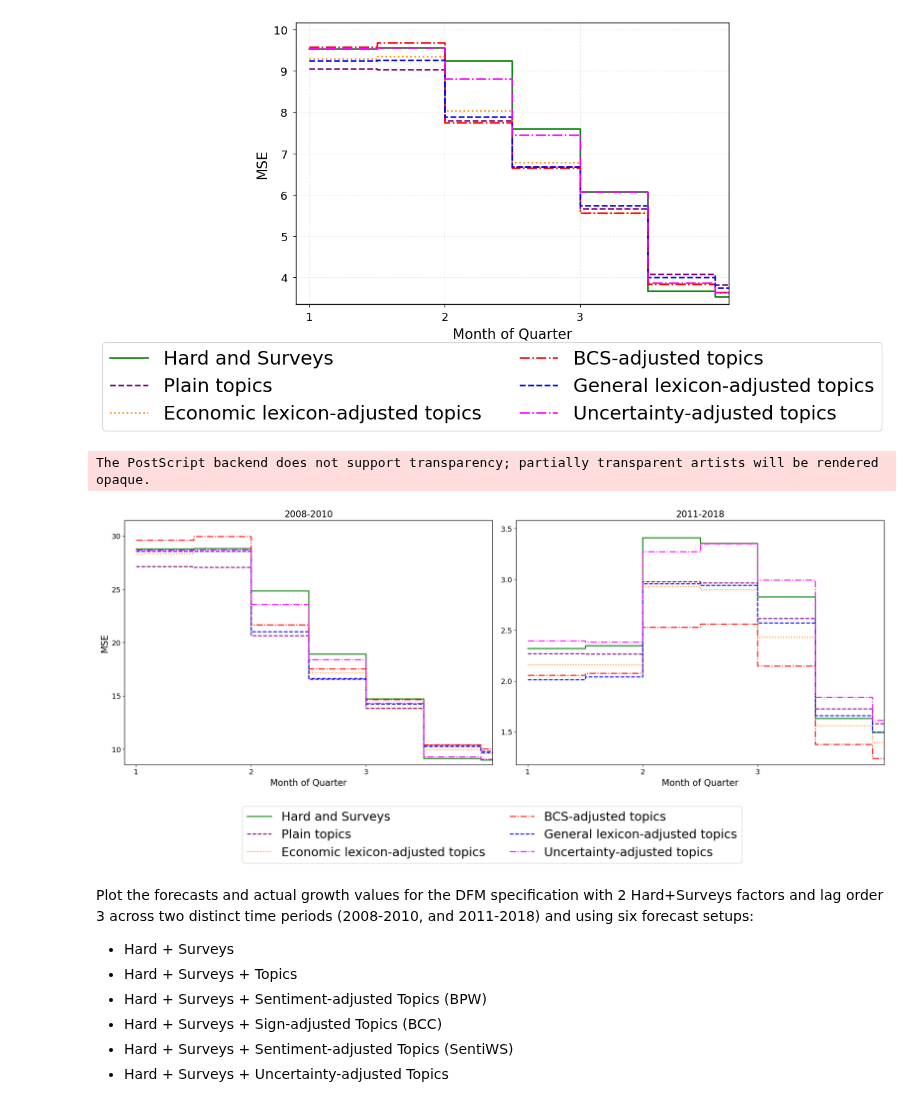
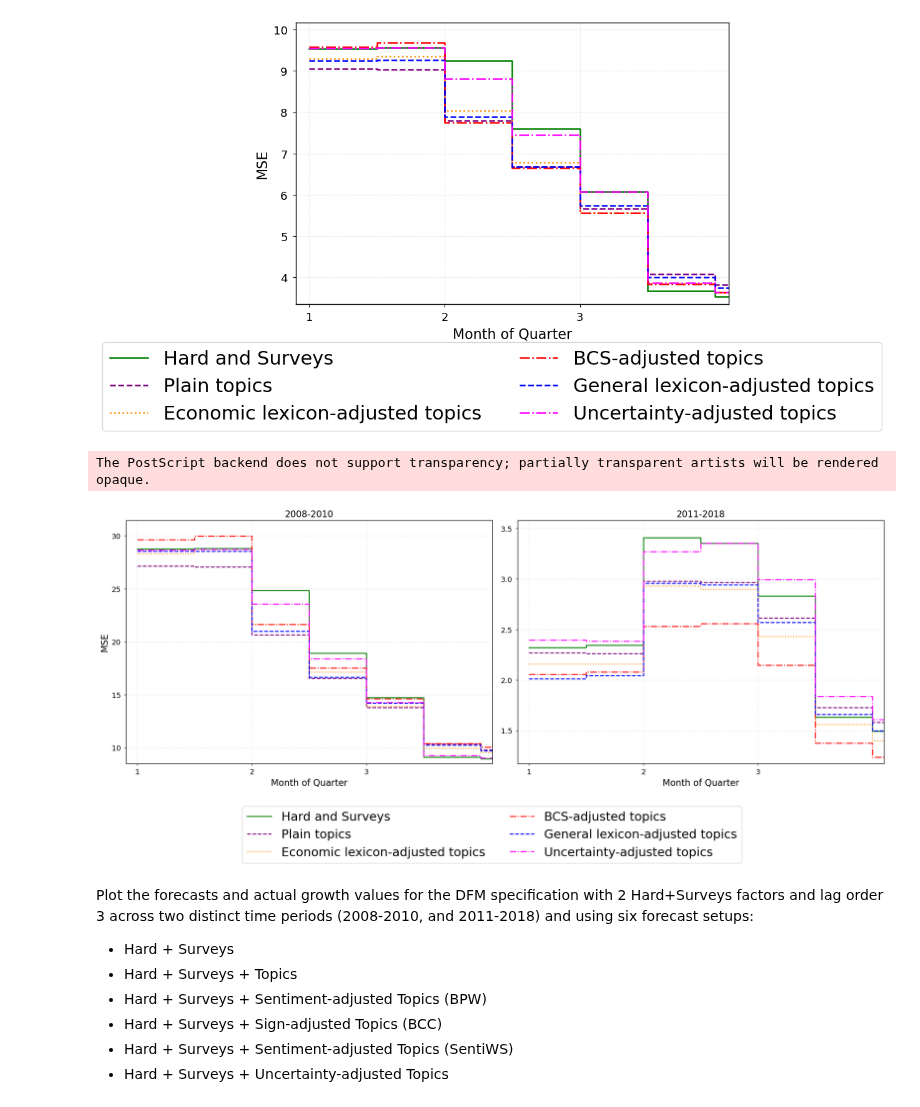
Before and after one commit to MashenkaOkuneva/nowcasting_with_text, a Jupyter notebook: dfm/experiments/additional_plots/Plot14_hard_surveys_vs_topics_vs_topics_BPW_sentiws_unc_2007_200_all_vs_topics_BCC_2009_200_all_selected_Separate_GDP_update.ipynb, the cells around one changed output. Saved outputs shown, nothing was run; the diff lists cells and outputs as text; code cells hidden in the pictures.

```diff
--- a/dfm/experiments/additional_plots/Plot14_hard_surveys_vs_topics_vs_topics_BPW_sentiws_unc_2007_200_all_vs_topics_BCC_2009_200_all_selected_Separate_GDP_update.ipynb
+++ b/dfm/experiments/additional_plots/Plot14_hard_surveys_vs_topics_vs_topics_BPW_sentiws_unc_2007_200_all_vs_topics_BCC_2009_200_all_selected_Separate_GDP_update.ipynb
@@ -464,6 +464,8 @@ fig, axs = plt.subplots(1, 2, figsize=(20, 8))
 
 # Loop over each period and corresponding subplot axis
 for ax, (period_label, period_filter) in zip(axs, periods.items()):
+
+    ax.grid(True, which='major', axis='both', linestyle='--', alpha=0.5)
 
     # Hard+Surveys model (solid line)
 
@@ -687,40 +689,42 @@ for ax, (period_label, period_filter) in zip(axs, periods.items()):
     ax.set_xticks([1, 2, 3])
     ax.set_xlim(0.9, 4.1)
     ax.set_title(f"{period_label}")
+    ax.tick_params(axis='x', pad=6)
+    ax.tick_params(axis='y', pad=6)
 
     # Set y-axis limits individually based on each subplot's data range
     y_min = min(min(y_extended_hard_surveys), min(y_extended_topics), min(y_extended_topics_bpw), min(y_extended_topics_bcc), min(y_extended_topics_sentiws), min(y_extended_topics_unc))
     y_max = max(max(y_extended_hard_surveys), max(y_extended_topics), max(y_extended_topics_bpw), max(y_extended_topics_bcc), max(y_extended_topics_sentiws), max(y_extended_topics_unc))
     ax.set_ylim(0.95 * y_min, 1.05 * y_max)
 
     if ax == axs[0]:
         ax.set_ylabel("MSE")
 
 # Create a common legend for the entire figure
 handles = [
     Line2D([], [], color='green', lw=1.8, label=f"Hard and Surveys"),
     Line2D([], [], color='purple', lw=1.8, linestyle='--', label=f"Plain topics"),
     Line2D([], [], color='darkorange', lw=1.8, linestyle=':', label=f"Economic lexicon-adjusted topics"),
     Line2D([], [], color='red', lw=1.8, linestyle='-.', label=f"BCS-adjusted topics"),
     Line2D([], [], color='blue', lw=1.8, linestyle='--', label=f"General lexicon-adjusted topics"),
     Line2D([], [], color='magenta', lw=1.8, linestyle='-.', label=f"Uncertainty-adjusted topics")
 ]
 fig.legend(handles=handles, loc="lower center", bbox_to_anchor=(0.5, -0.2), ncol=2, prop={'size': 22})
 
 #plt.suptitle(f"MSE for Models with {number_HS} Hard+Surveys Factors and 1 Text Factor ({q_var})", fontsize=20)
 plt.tight_layout(rect=[0, 0.03, 1, 0.95])
 
 # Create the output directory if it doesn't exist and save the combined figure as PNG and EPS
 output_dir = f"DFM_surveys_vs_all_sep_factors_{q_var}"
 os.makedirs(output_dir, exist_ok=True)
 base_filename = os.path.join(output_dir, f"DFM_surv_vs_all_SF_allPeriods_{q_var}_2F_update")
 plt.savefig(f"{base_filename}.png", format="png", bbox_inches="tight")
 plt.savefig(f"{base_filename}.eps", format="eps", bbox_inches="tight")
 
 plt.show()
 # %% [output]
 The PostScript backend does not support transparency; partially transparent artists will be rendered opaque.
-[figure, old version]
+[figure, new version]
 # %% [markdown]
 Plot the forecasts and actual growth values for the DFM specification with 2 Hard+Surveys factors and lag order 3 across two distinct time periods (2008-2010, and 2011-2018) and using six forecast setups:
 - Hard + Surveys
```
Also changed, not shown: parts of 1 cell of this notebook, 9 other files.
